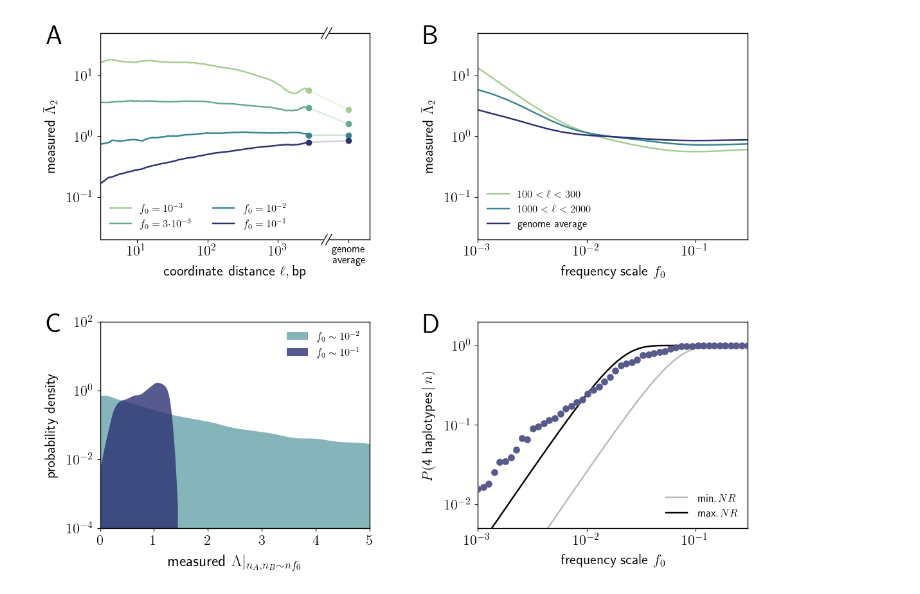
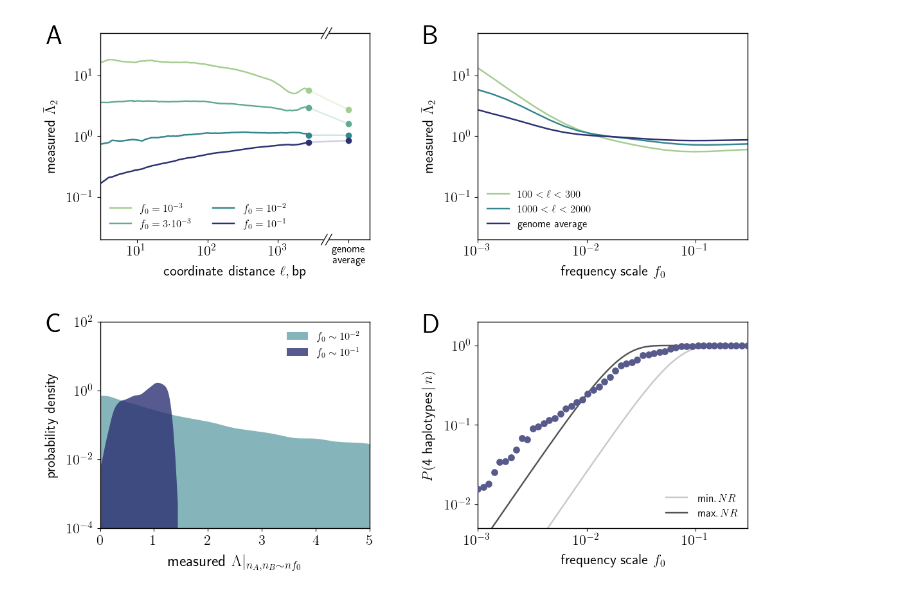
Before and after one commit to alyulina/linkage-equilibrium, a Jupyter notebook: figures/fig9.ipynb, the cells around one changed output. Drawn from its saved outputs; the diff is of its cells as text; code cells hidden in the pictures.

```diff
--- a/figures/fig9.ipynb
+++ b/figures/fig9.ipynb
@@ -59,8 +59,8 @@ grid = gridspec.GridSpec(ncols=2, nrows=2,
                          width_ratios=[1, 1], wspace=0.4,
                          height_ratios=[1, 1], hspace=0.4)
 
-grey = '#b9b9b9' # note that this is different from before!
-dark_grey = '#696969'
+grey = '#c9c9c9' # note that this is different from before!
+dark_grey = '#545454' # note that this is different from before!
 w = 1.75 # linewidth -- increased since this is a smalle figure
 
 for c in range(4):
@@ -205,32 +205,33 @@ for c in range(4):
         NR_min = 1 / 0.175 / 0.1925
 
         plt.plot(four_gamete_f0s, four_gamete_theory(four_gamete_f0s, NR=NR_min, n=4600), label=r"$\text{min.}\,NR$", color=grey, linewidth=w)
-        plt.plot(four_gamete_f0s, four_gamete_theory(four_gamete_f0s, NR=NR_max, n=4600), label=r"$\text{max.}\,NR$", color='black', linewidth=w)
+        plt.plot(four_gamete_f0s, four_gamete_theory(four_gamete_f0s, NR=NR_max, n=4600), label=r"$\text{max.}\,NR$", color=dark_grey, linewidth=w)
 
         plt.scatter(four_gamete_f0s[::2], four_gamete_prob[::2], linewidth=w, c=genome_wide_color, zorder=10)
 
         plt.xscale('log')
         plt.yscale('log')
         plt.minorticks_off()
 
         # changing font size since this is a smaller figure
         plt.tick_params(axis='both', labelsize=16)
 
         plt.xticks([1e-3, 1e-2, 1e-1],
                    ['$10^{-3}$', '$10^{-2}$', '$10^{-1}$'])
         plt.yticks([1e-2, 1e-1, 1e0, 1e1],
                    ['$10^{-2}$', '$10^{-1}$', '$10^{0}$', '$10^{1}$'])
 
         plt.xlim(1e-3, 3e-1)
         plt.ylim(0.5e-2, 2e0)
 
 
         # changing font size since this is a smaller figure
         plt.ylabel(r"$P(\text{4 haplotypes}\,|\,n)$", fontsize=16, labelpad=10);
         plt.xlabel(r"$\text{frequency scale}\,\,f_0$", fontsize=16, labelpad=8);
 
         plt.legend(frameon=False, fontsize=12, loc='lower right', handletextpad=1);
 
+
 plt.savefig('fig9.pdf',dpi=600,bbox_inches='tight')
 # %% [output]
-[figure, old version]
+[figure, new version]
```
Also changed, not shown: parts of 2 cells of this notebook.
